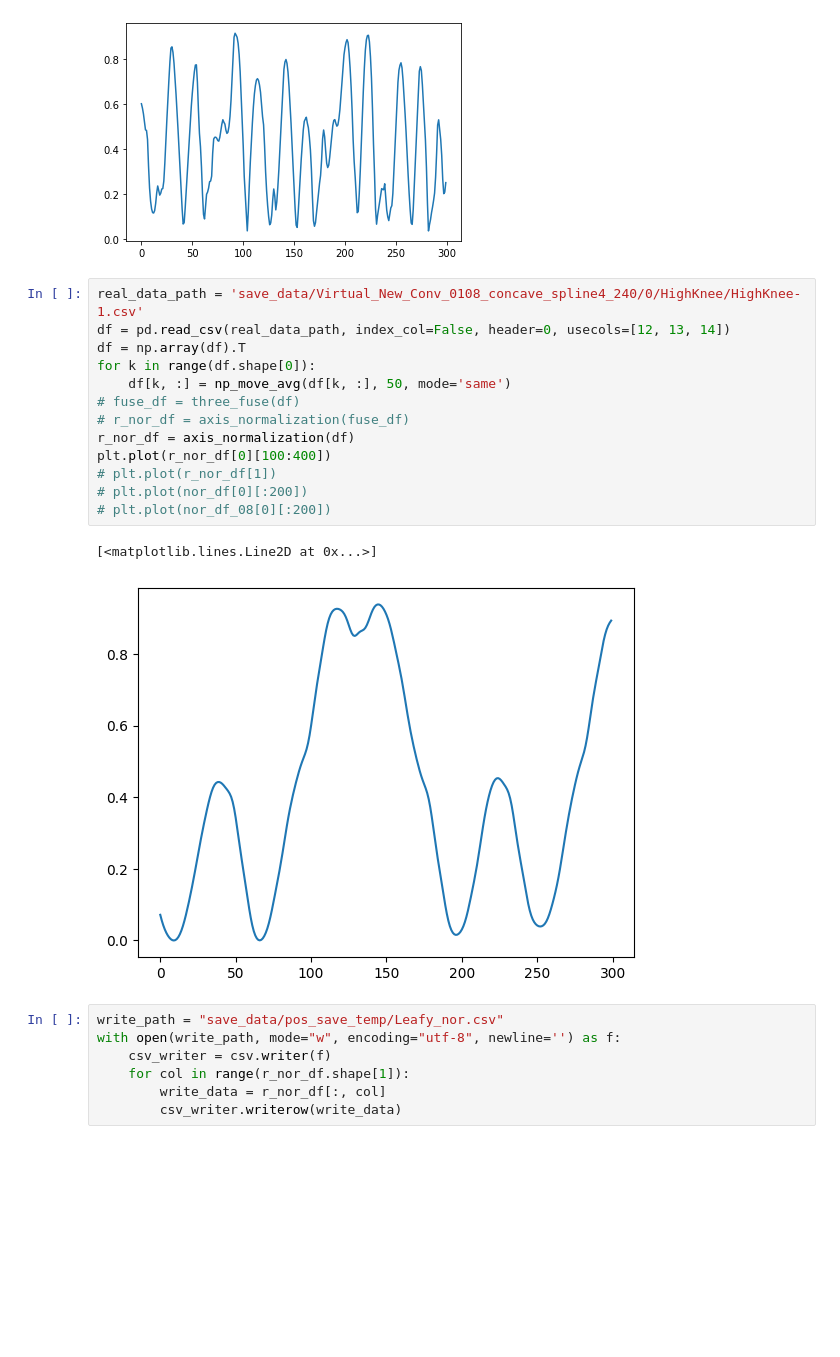
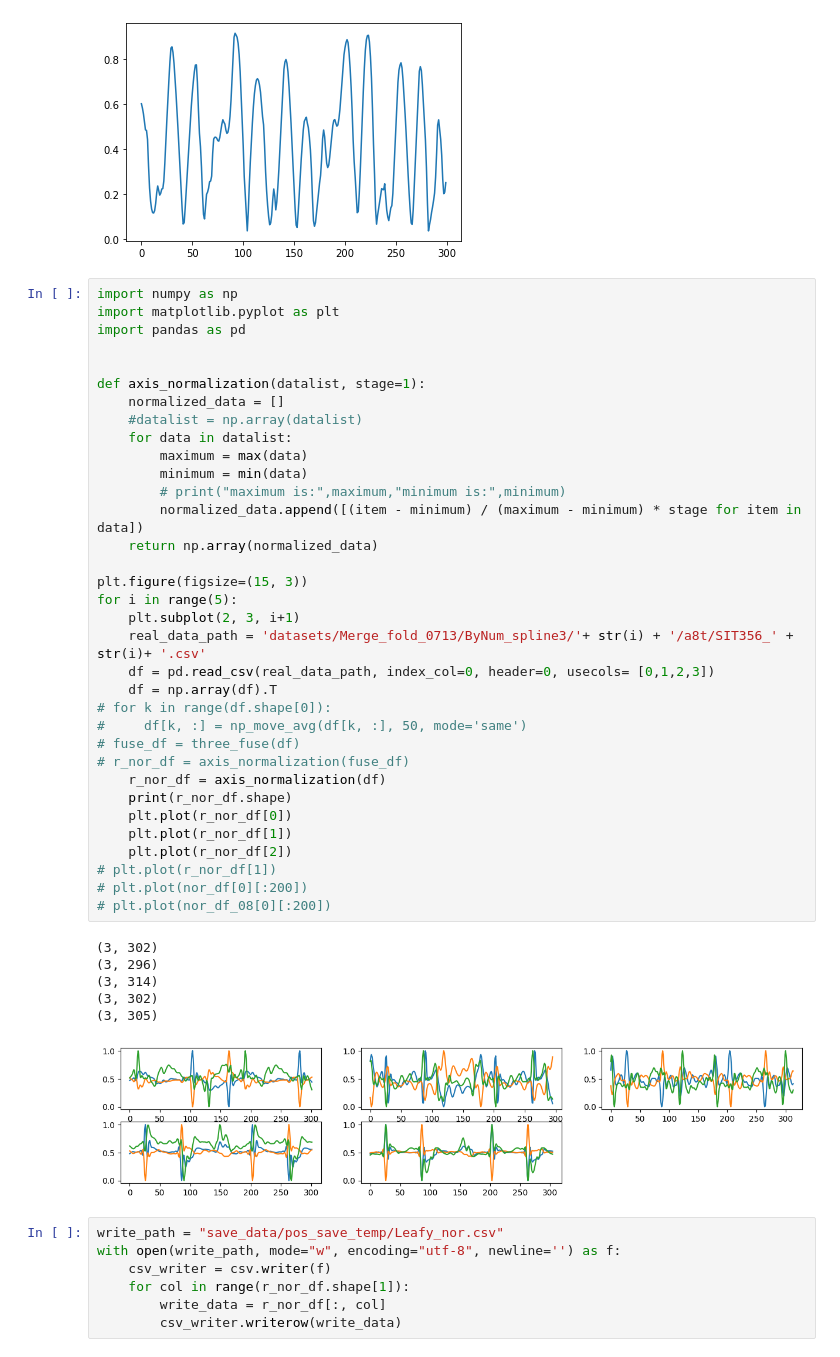
Before and after one commit to BaBaLaDy/exp_chinaVR, a Jupyter notebook: visual data.ipynb, the cells around one changed output. Drawn from its saved outputs; the diff is of its cells as text; blank space fills up the shorter version.

```diff
--- a/visual data.ipynb
+++ b/visual data.ipynb
@@ -1047,21 +1047,46 @@ plt.plot(human_nor_df[0][100:400])
 [<matplotlib.lines.Line2D at 0x...>]
 [figure]
 # %%
-real_data_path = 'save_data/Virtual_New_Conv_0108_concave_spline4_240/0/HighKnee/HighKnee-1.csv'
-df = pd.read_csv(real_data_path, index_col=False, header=0, usecols=[12, 13, 14])
-df = np.array(df).T
-for k in range(df.shape[0]):
-    df[k, :] = np_move_avg(df[k, :], 50, mode='same')
+import numpy as np
+import matplotlib.pyplot as plt
+import pandas as pd
+
+
+def axis_normalization(datalist, stage=1):
+    normalized_data = []
+    #datalist = np.array(datalist)
+    for data in datalist:
+        maximum = max(data)
+        minimum = min(data)
+        # print("maximum is:",maximum,"minimum is:",minimum)
+        normalized_data.append([(item - minimum) / (maximum - minimum) * stage for item in data])
+    return np.array(normalized_data)
+
+plt.figure(figsize=(15, 3))
+for i in range(5):
+    plt.subplot(2, 3, i+1)
+    real_data_path = 'datasets/Merge_fold_0713/ByNum_spline3/'+ str(i) + '/a8t/SIT356_' + str(i)+ '.csv'
+    df = pd.read_csv(real_data_path, index_col=0, header=0, usecols= [0,1,2,3])
+    df = np.array(df).T
+# for k in range(df.shape[0]):
+#     df[k, :] = np_move_avg(df[k, :], 50, mode='same')
 # fuse_df = three_fuse(df)
 # r_nor_df = axis_normalization(fuse_df)
-r_nor_df = axis_normalization(df)
-plt.plot(r_nor_df[0][100:400])
+    r_nor_df = axis_normalization(df)
+    print(r_nor_df.shape)
+    plt.plot(r_nor_df[0])
+    plt.plot(r_nor_df[1])
+    plt.plot(r_nor_df[2])
 # plt.plot(r_nor_df[1])
 # plt.plot(nor_df[0][:200])
 # plt.plot(nor_df_08[0][:200])
 # %% [output]
-[<matplotlib.lines.Line2D at 0x...>]
+(3, 302)
+(3, 296)
+(3, 314)
+(3, 302)
+(3, 305)
-[figure, old version]
+[figure, new version]
 # %%
 write_path = "save_data/pos_save_temp/Leafy_nor.csv"
 with open(write_path, mode="w", encoding="utf-8", newline='') as f:
```
Also changed, not shown: 16 other files.
